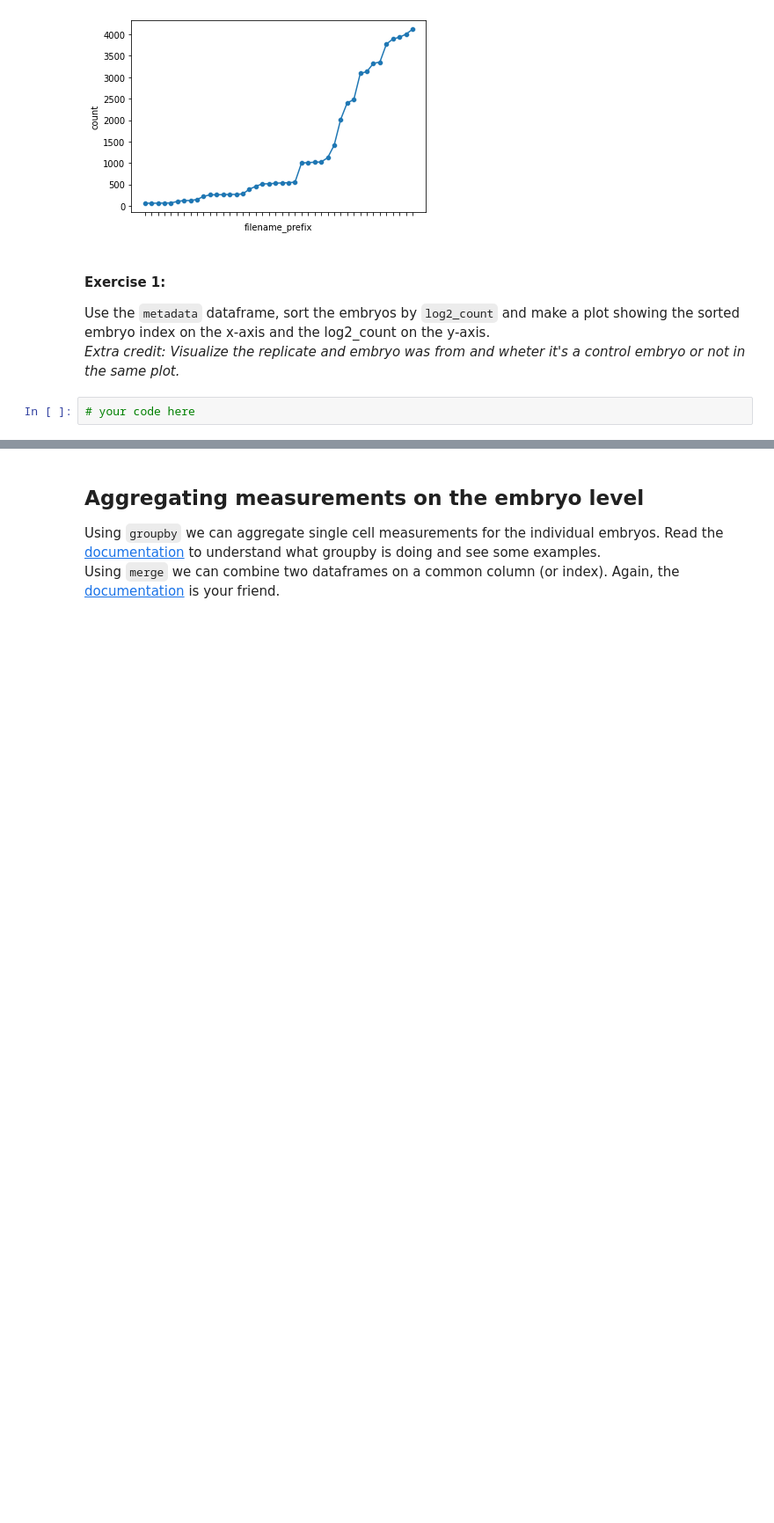
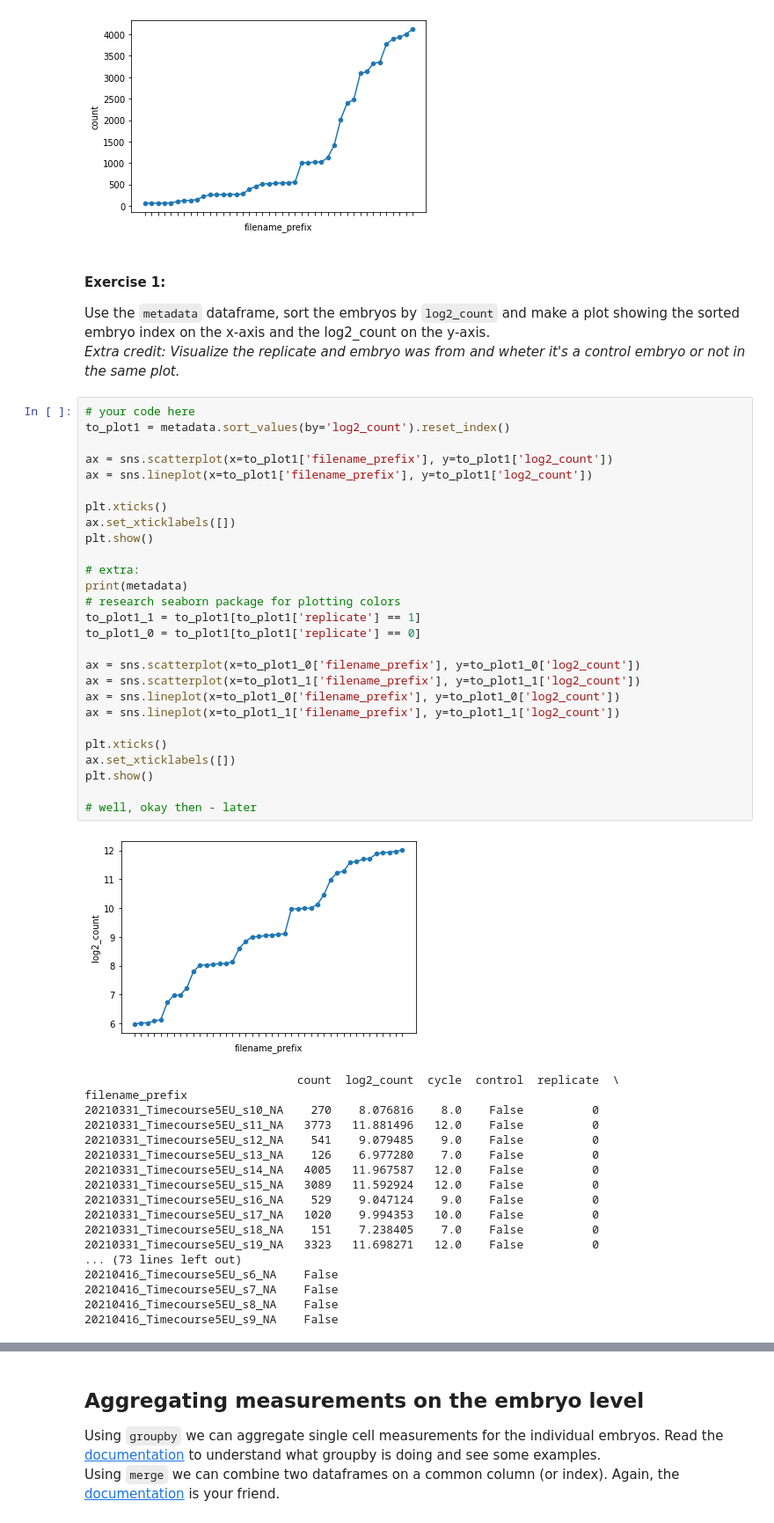
Before and after one commit to radRoy/bio325_2021, a Jupyter notebook: Plotting_exercise.ipynb, the cells around one changed output, grey strips where cells are left out. Shown at 88% size. Drawn from its saved outputs; the diff is of its cells as text; blank space fills up the shorter version.

```diff
--- a/Plotting_exercise.ipynb
+++ b/Plotting_exercise.ipynb
@@ -67,3 +107,47 @@ Use the `metadata` dataframe, sort the embryos by `log2_count` and make a plot s
 *Extra credit: Visualize the replicate and embryo was from and wheter it's a control embryo or not in the same plot.*
 # %%
 # your code here
+to_plot1 = metadata.sort_values(by='log2_count').reset_index()
+
+ax = sns.scatterplot(x=to_plot1['filename_prefix'], y=to_plot1['log2_count'])
+ax = sns.lineplot(x=to_plot1['filename_prefix'], y=to_plot1['log2_count'])
+
+plt.xticks()
+ax.set_xticklabels([])
+plt.show()
+
+# extra:
+print(metadata)
+# research seaborn package for plotting colors
+to_plot1_1 = to_plot1[to_plot1['replicate'] == 1]
+to_plot1_0 = to_plot1[to_plot1['replicate'] == 0]
+
+ax = sns.scatterplot(x=to_plot1_0['filename_prefix'], y=to_plot1_0['log2_count'])
+ax = sns.scatterplot(x=to_plot1_1['filename_prefix'], y=to_plot1_1['log2_count'])
+ax = sns.lineplot(x=to_plot1_0['filename_prefix'], y=to_plot1_0['log2_count'])
+ax = sns.lineplot(x=to_plot1_1['filename_prefix'], y=to_plot1_1['log2_count'])
+
+plt.xticks()
+ax.set_xticklabels([])
+plt.show()
+
+# well, okay then - later
+# %% [output]
+[figure, added]
+                               count  log2_count  cycle  control  replicate  \
+filename_prefix
+20210331_Timecourse5EU_s10_NA    270    8.076816    8.0    False          0
+20210331_Timecourse5EU_s11_NA   3773   11.881496   12.0    False          0
+20210331_Timecourse5EU_s12_NA    541    9.079485    9.0    False          0
+20210331_Timecourse5EU_s13_NA    126    6.977280    7.0    False          0
+20210331_Timecourse5EU_s14_NA   4005   11.967587   12.0    False          0
+20210331_Timecourse5EU_s15_NA   3089   11.592924   12.0    False          0
+20210331_Timecourse5EU_s16_NA    529    9.047124    9.0    False          0
+20210331_Timecourse5EU_s17_NA   1020    9.994353   10.0    False          0
+20210331_Timecourse5EU_s18_NA    151    7.238405    7.0    False          0
+20210331_Timecourse5EU_s19_NA   3323   11.698271   12.0    False          0
+... (73 lines left out)
+20210416_Timecourse5EU_s6_NA    False
+20210416_Timecourse5EU_s7_NA    False
+20210416_Timecourse5EU_s8_NA    False
+20210416_Timecourse5EU_s9_NA    False
```
Also changed, not shown: parts of 6 cells of this notebook, 2 other files.
